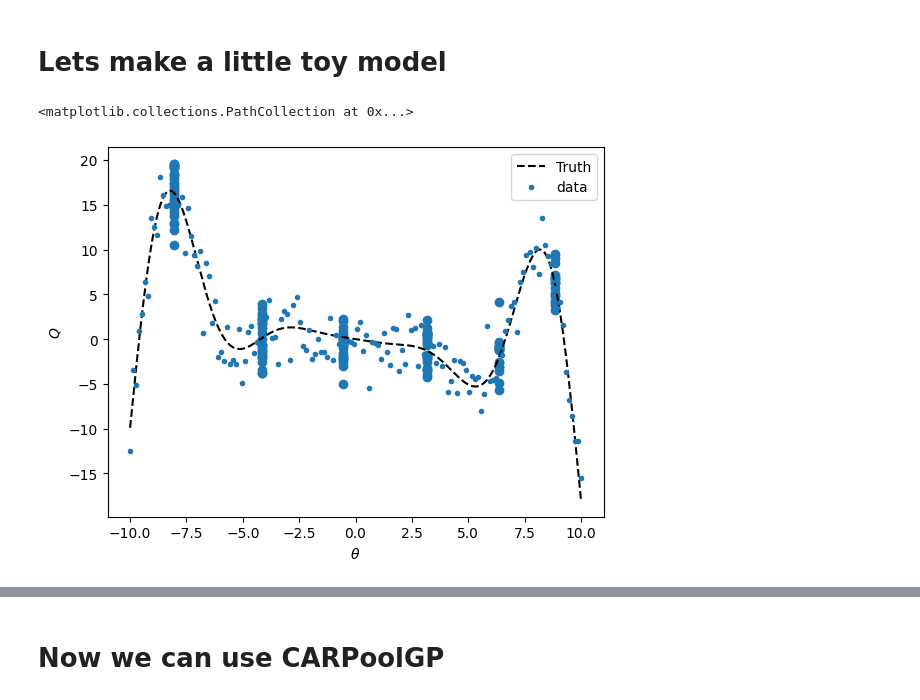
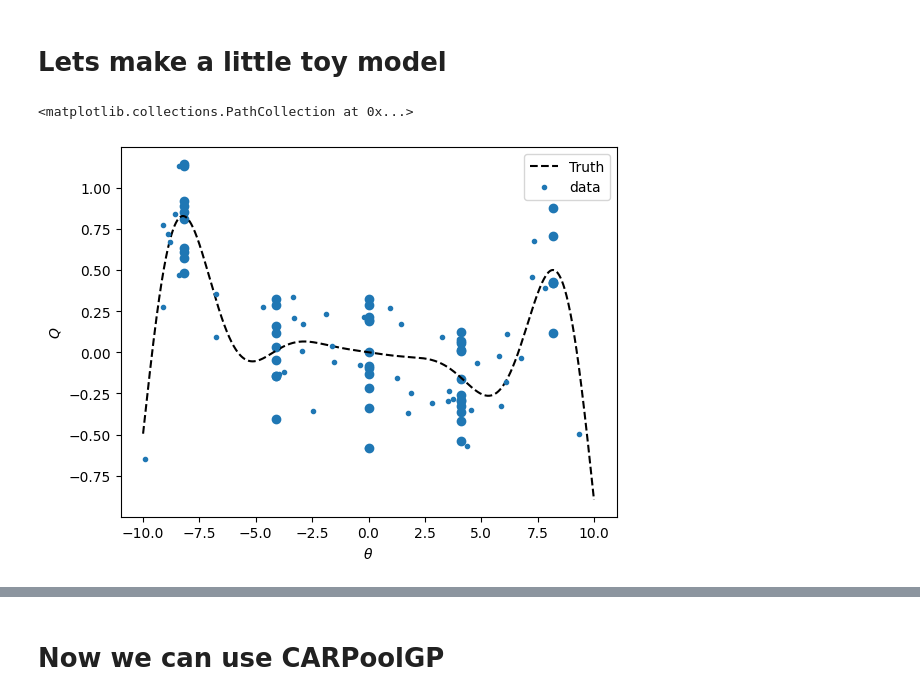
Before and after one commit to benz5460/CARPoolGP, a Jupyter notebook: test.ipynb, the cells around one changed output, grey strips where cells are left out. Cells and saved outputs as stored; diff of their text form; code cells hidden in the pictures.

```diff
--- a/test.ipynb
+++ b/test.ipynb
@@ -8,20 +8,30 @@ import matplotlib.pyplot as plt
 def match_surrogates0(theta, intrinsic_noise, Groups=4, f=0):
     ## Different split approach
     from sklearn.cluster import AgglomerativeClustering
-    sorted_args = np.argsort(theta)
-    theta = theta[sorted_args]
-    intrinsic_noise=intrinsic_noise[sorted_args]
+    # sorted_args = np.argsort(theta)
+    # theta = theta[sorted_args]
+    # intrinsic_noise=intrinsic_noise[sorted_args]
     clustering = AgglomerativeClustering(Groups).fit(theta.reshape(-1,1))
     labels = sorted(clustering.labels_)
     unique_ls, counts = np.unique(labels, return_counts=True)
     theta_R = np.concatenate([[np.mean(theta[labels==i])]*c for i, c in zip(unique_ls, counts)])
     noises = np.concatenate([intrinsic_noise[labels==i] for i, c in zip(unique_ls, counts)])
     surrogate_raw = get_Q(theta_R)
-    surrogate_data = surrogate_raw + noises*(1-f) + f*np.random.normal(0, sigma_epsilon, len(theta_R))
+    surrogate_data = surrogate_raw + noises#*(1-f) + f*np.random.normal(0, sigma_epsilon, len(theta_R))
     return theta_R, surrogate_data, surrogate_raw
+# %%
+def match_surrogates0(theta_Q, intrinsic_noise, Groups, f=0):
+    Surrogate_locs = np.linspace(-8.2, 8.2, Groups, endpoint=True)
+    nearest_island = np.zeros_like(theta_Q)
+    for i, pi in enumerate(theta_Q):
+        # nearest_island[i] = self.Surrogate_locs[np.argmin(np.sum((pi[:-1] - self.Surrogate_locs[:, :-1])**2, axis=1))] # TODO: find a way to remove last axis for mass etc.
+        nearest_island[i] = Surrogate_locs[np.argmin((pi - Surrogate_locs)**2)] # TODO: find a way to remove last axis for mass etc.
+    R_raw = get_Q(nearest_island)
+    R = R_raw + intrinsic_noise*(1-f) + f*np.random.normal(0, sigma_epsilon, len(R_raw))
+    return nearest_island, R, R_raw
 # %%
-sigma_epsilon = 2 # jitter ontop of smooth variation
-N=150            # Number of data samples
+sigma_epsilon = 0.2 # jitter ontop of smooth variation
+N=50          # Number of data samples
 Domain = [-10,10] # Domain of parameters
 LR = 3e-3         # Optimization learning rate
 ITERS = 3000      # max iteration
@@ -32,7 +42,7 @@ def get_Q(theta, A=-0.4, B=0.4):
     This is the model which we ultimitely want to predict, represents the
     smooth variation on some function.
     """
-    return A * theta  +  theta**3*B**4 * np.sin(theta) #+ C * x * theta + D * x
+    return (A * theta  +  theta**3*B**4 * np.sin(theta))/20 #+ C * x * theta + D * x
 
 def get_R(theta, epsilon=epsilon, A=-0.4, B=0.4):
     """
@@ -54,7 +64,7 @@ plt.ylabel(r'$T$')
 # Sample Data
 np.random.seed(194)
 theta_Q = np.linspace(Domain[0], Domain[1], N, )
-# theta_Q = np.random.uniform(Domain[0], Domain[1], N)
+theta_Q = np.random.uniform(Domain[0], Domain[1], N)
 a = np.argsort(theta_Q)
 theta_Q=theta_Q[a]
 Q_raw = get_Q(theta_Q)
@@ -62,39 +72,41 @@ Q_raw = get_Q(theta_Q)
 def model_data(theta, noise=None):
     Q = get_Q(theta)
     if noise is not None:
         return Q + noise
     noise = np.random.normal(0, sigma_epsilon, len(theta))
     return Q+noise, noise
 
 
 # Sample Data
-np.random.seed(193)
-theta_Q2 = np.random.uniform(Domain[0]+0.01, Domain[1]-0.01, N)
+np.random.seed(194)
+theta_Q2 = np.random.uniform(Domain[0], Domain[1], 2*N)
 a2 = np.argsort(theta_Q2)
-theta_Q2=theta_Q2[a]
+theta_Q2=theta_Q2[a2]
 Q2_raw = get_Q(theta_Q2)
-Q2 = np.random.normal(Q2_raw, sigma_epsilon,N)
+noise2 = np.random.normal(0, sigma_epsilon,2*N)
+Q2 = Q2_raw + noise2
 
 
 
 np.random.seed(30)
-Q = np.random.normal(Q_raw, sigma_epsilon,N)
-intrinsic_noise = Q - Q_raw
-intrinsic_noise2 = Q2 - Q2_raw
+intrinsic_noise = np.random.normal(0, sigma_epsilon,N)
+Q = Q_raw  + intrinsic_noise
+# intrinsic_noise = Q - Q_raw
+# intrinsic_noise2 = Q2 - Q2_raw
 
 
 plt.plot(theta_Q, Q, '.', label='data')
 plt.xlabel(r'$\theta$')
 plt.ylabel(r'$Q$')
 plt.legend()
 
 div = 2
 N_R = int(N/div)
 f=0.00
 
-theta_R, R, E = match_surrogates0(theta_Q, intrinsic_noise, Groups=6, f=0)
+theta_R, R, E = match_surrogates0(theta_Q, intrinsic_noise,Groups=5, f=0)
 
 plt.scatter(theta_R, R)
 # %% [output]
 <matplotlib.collections.PathCollection at 0x...>
-[figure, old version]
+[figure, new version]
```
Also changed, not shown: parts of 38 cells of this notebook, 5 other files.
